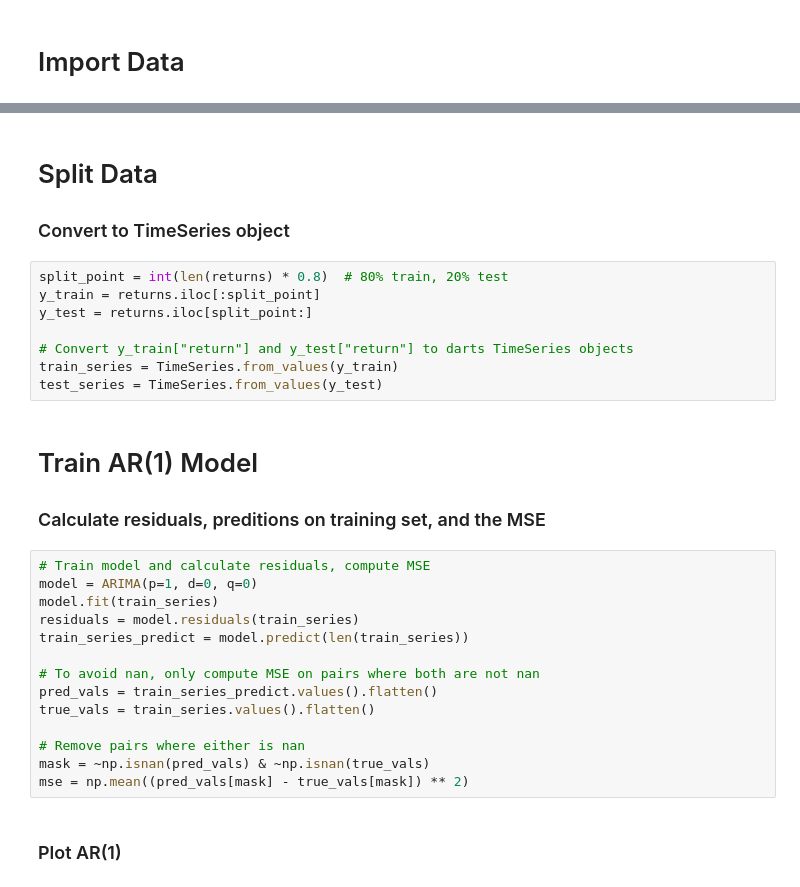
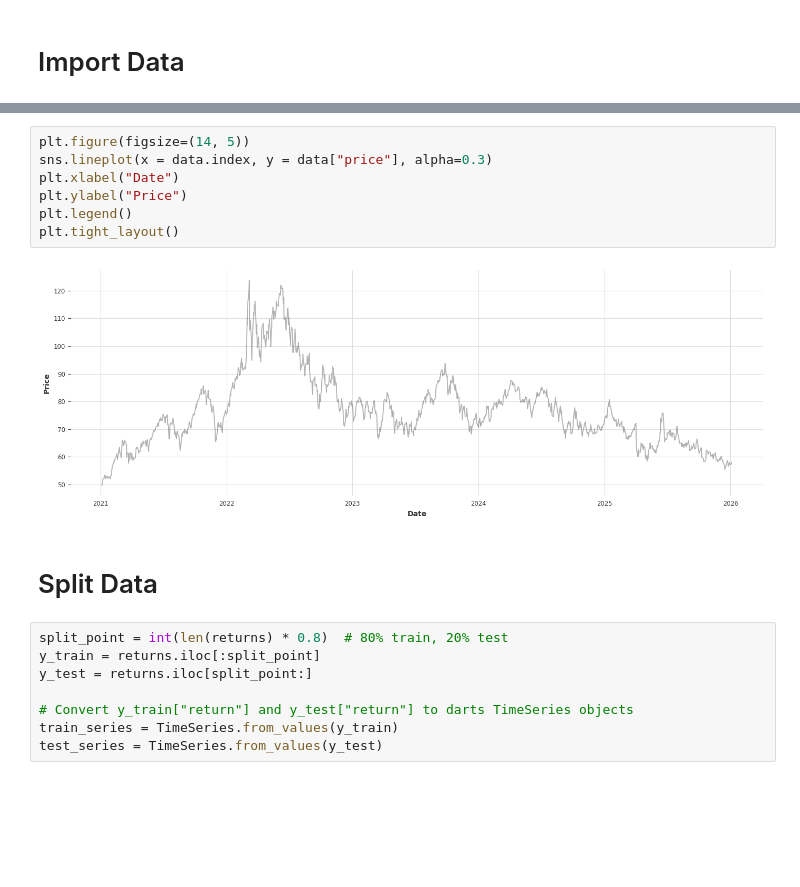
Before and after one commit to vmpierluisi/hybrid-ts, a Jupyter notebook: notebooks/hybrid_ts.ipynb, the cells around one changed output, grey strips where cells are left out. Drawn from its saved outputs; the diff is of its cells as text; blank space fills up the shorter version.

Commit message:
Refactored hybrid_ts notebook: reset execution counts, organized imports, and enhanced data loading and processing. Removed unused sklearn checkpoint notebook.

```diff
--- a/notebooks/hybrid_ts.ipynb
+++ b/notebooks/hybrid_ts.ipynb
@@ -37,6 +43,14 @@ returns = data["return"].replace([np.inf, -np.inf], np.nan).dropna().astype("flo
+# %%
+plt.figure(figsize=(14, 5))
+sns.lineplot(x = data.index, y = data["price"], alpha=0.3)
+plt.xlabel("Date")
+plt.ylabel("Price")
+plt.legend()
+plt.tight_layout()
+# %% [output]
+[figure, added]
 # %% [markdown]
 # Split Data
-### Convert to TimeSeries object
 # %%
 split_point = int(len(returns) * 0.8)  # 80% train, 20% test
 y_train = returns.iloc[:split_point]
@@ -45,22 +59,3 @@ y_test = returns.iloc[split_point:]
 # Convert y_train["return"] and y_test["return"] to darts TimeSeries objects
 train_series = TimeSeries.from_values(y_train)
 test_series = TimeSeries.from_values(y_test)
-# %% [markdown]
-# Train AR(1) Model
-### Calculate residuals, preditions on training set, and the MSE
-# %%
-# Train model and calculate residuals, compute MSE
-model = ARIMA(p=1, d=0, q=0)
-model.fit(train_series)
-residuals = model.residuals(train_series)
-train_series_predict = model.predict(len(train_series))
-
-# To avoid nan, only compute MSE on pairs where both are not nan
-pred_vals = train_series_predict.values().flatten()
-true_vals = train_series.values().flatten()
-
-# Remove pairs where either is nan
-mask = ~np.isnan(pred_vals) & ~np.isnan(true_vals)
-mse = np.mean((pred_vals[mask] - true_vals[mask]) ** 2)
-# %% [markdown]
-### Plot AR(1)
```
Also changed, not shown: parts of 38 cells of this notebook, 5 other files.
